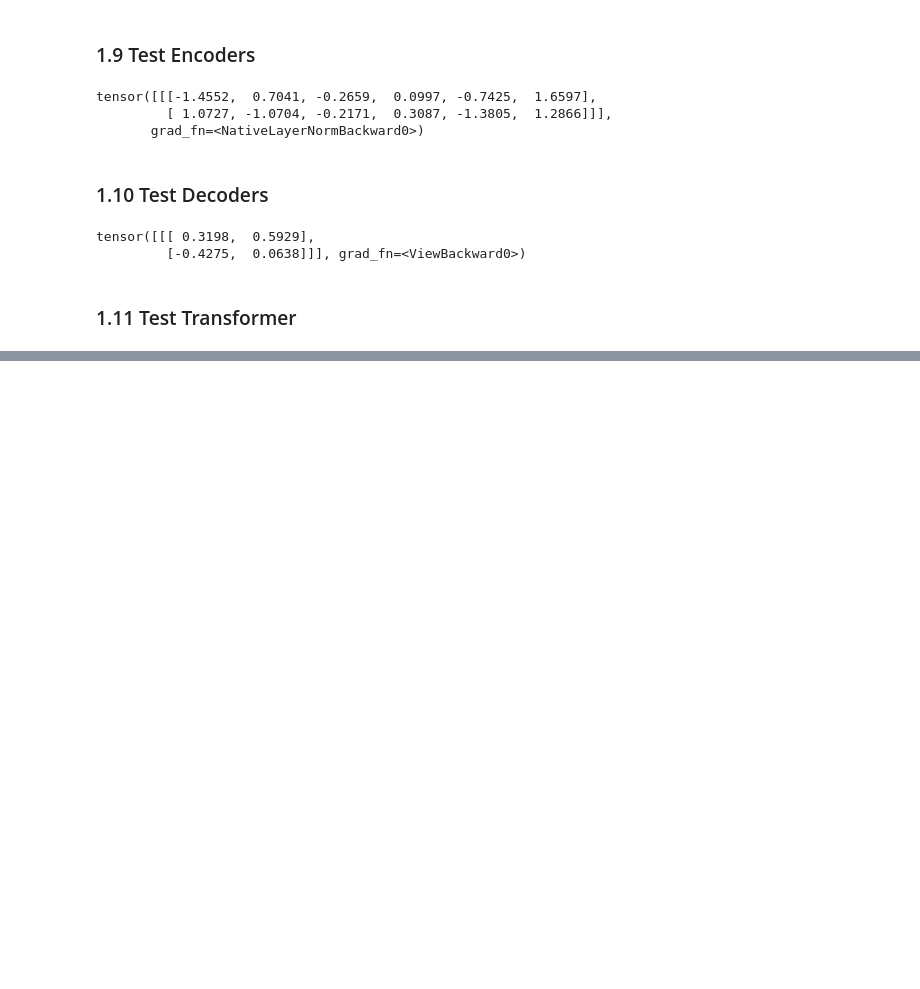
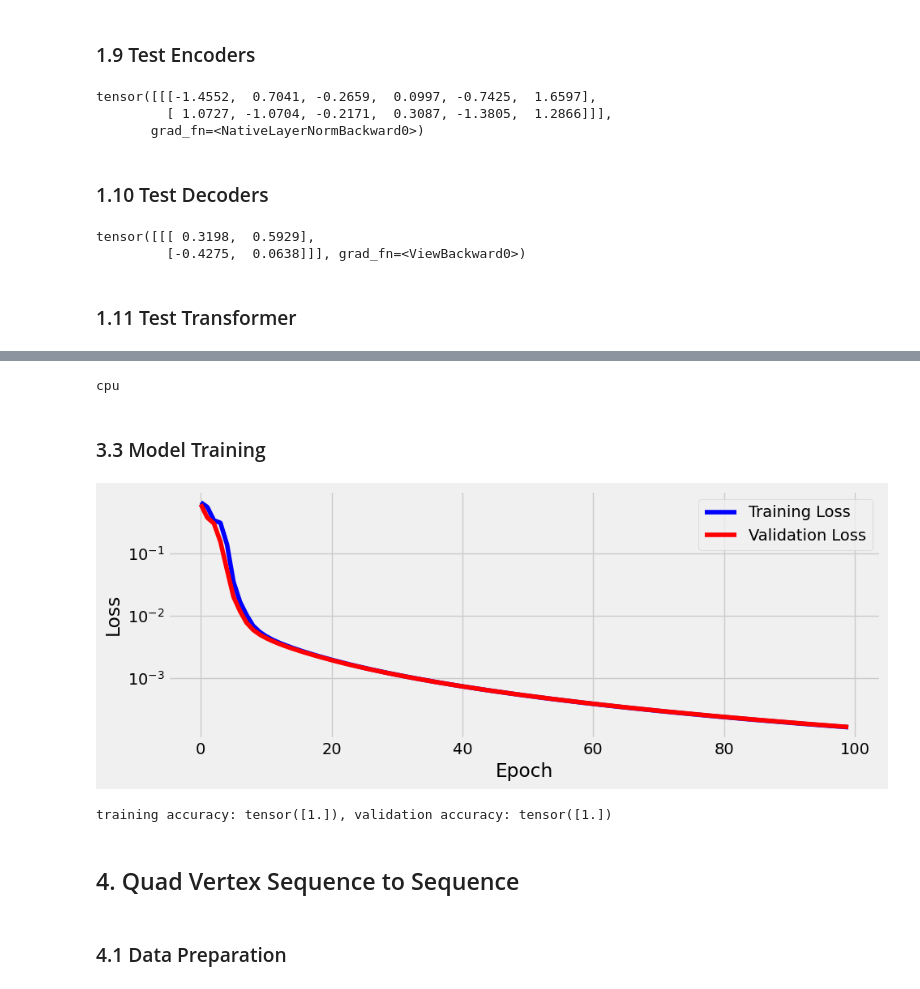
Before and after one commit to 0xf499d5/pytorch_step_by_step, a Jupyter notebook: abstracts/transformer.ipynb, the cells around one changed output, grey strips where cells are left out. Saved outputs shown, nothing was run; the diff lists cells and outputs as text; code cells hidden in the pictures; blank space fills up the shorter version.

```diff
--- a/abstracts/transformer.ipynb
+++ b/abstracts/transformer.ipynb
@@ -196,0 +312,2 @@ tensor([[[ 0.3497,  0.3230],
+# %%
+batch_size = 16
@@ -196,0 +344,2 @@ tensor([[[ 0.3497,  0.3230],
+# %%
+train_set = TensorDataset(x_train, t_train)
@@ -196,0 +434,32 @@ tensor([[[ 0.3497,  0.3230],
+# %%
+torch.manual_seed(21)
+
+# device = "mps" if torch.backends.mps.is_available() else "cpu"
+device = "cpu"
+print(device)
+
+model = QualVertexSeqDirectClassifier(
+    n_layers=2,
+    input_dim=2,
+    output_dim=1,
+    embed_dim=8,
+    ffn_hidden_dim=32,
+    n_heads=4,
+    max_seq_len=4,
+    dropout_rate=0
+)
+# model = QualVertexSeqDirectClassifier(
+#     n_features=2,
+#     hidden_dim=2,
+#     n_outputs=1
+# )
+model.to(device)
+
+# loss_fn = nn.BCELoss()
+loss_fn = nn.BCEWithLogitsLoss()
+
+optimizer = optim.Adam(params=model.parameters(), lr=0.01)
+# %% [output]
+cpu
+# %% [markdown]
+### 3.3 Model Training
@@ -196,0 +503,41 @@ tensor([[[ 0.3497,  0.3230],
+# %%
+import matplotlib.pyplot as plt
+
+plt.style.use('fivethirtyeight')
+
+fig = plt.figure(figsize=(10, 4))
+plt.plot(losses, label="Training Loss", c="b")
+plt.plot(val_losses, label="Validation Loss", c="r")
+plt.xlabel("Epoch")
+plt.ylabel("Loss")
+plt.yscale("log")
+plt.legend()
+plt.tight_layout()
+# %% [output]
+[figure, added]
+# %%
+corrects = 0
+val_corrects = 0
+for x, t in train_loader:
+    x = x.to(device)
+    t = t.to(device)
+    with torch.no_grad():
+        y = model(x)
+        p = (torch.sigmoid(y) > 0.5).long()
+        corrects += sum(p == t)
+for x, t in test_loader:
+    x = x.to(device)
+    t = t.to(device)
+    with torch.no_grad():
+        y = model(x)
+        p = (torch.sigmoid(y) > 0.5).long()
+        val_corrects += sum(p == t)
+acc = corrects / 128
+val_acc = val_corrects / 128
+print(f"training accuracy: {acc}, validation accuracy: {val_acc}")
+# %% [output]
+training accuracy: tensor([1.]), validation accuracy: tensor([1.])
+# %% [markdown]
+## 4. Quad Vertex Sequence to Sequence
+# %% [markdown]
+### 4.1 Data Preparation
```
Also changed, not shown: parts of 30 cells of this notebook, 1 other file.
